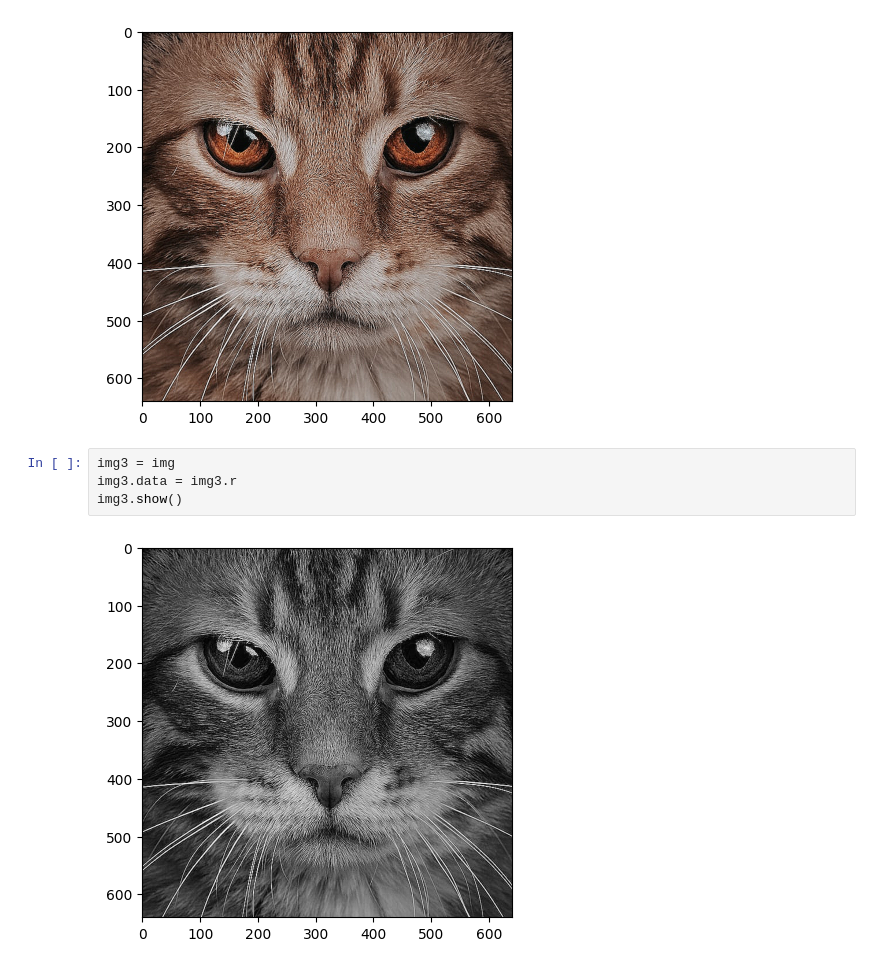
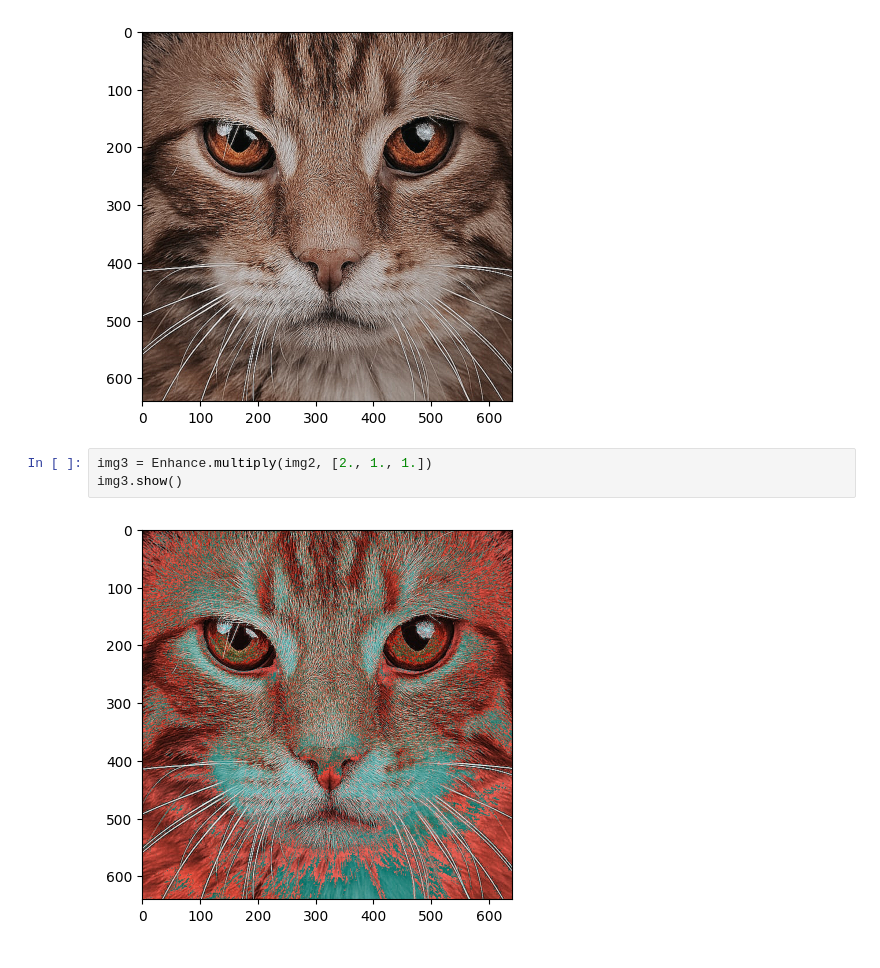
Before and after one commit to igorlemes/14-bis, a Jupyter notebook: teste.ipynb, the cells around one changed output. Saved outputs shown, nothing was run; the diff lists cells and outputs as text.

Commit message:
Multiply

```diff
--- a/teste.ipynb
+++ b/teste.ipynb
@@ -13,9 +13,8 @@ img2.data = Enhance.sharpen(img)
 img2.show()
 # %% [output]
 [figure]
-# %%
-img3 = img
-img3.data = img3.r
-img3.show()
-# %% [output]
-[figure, removed]
+# %%
+img3 = Enhance.multiply(img2, [2., 1., 1.])
+img3.show()
+# %% [output]
+[figure, added]
```
Also changed, not shown: 1 other file.
